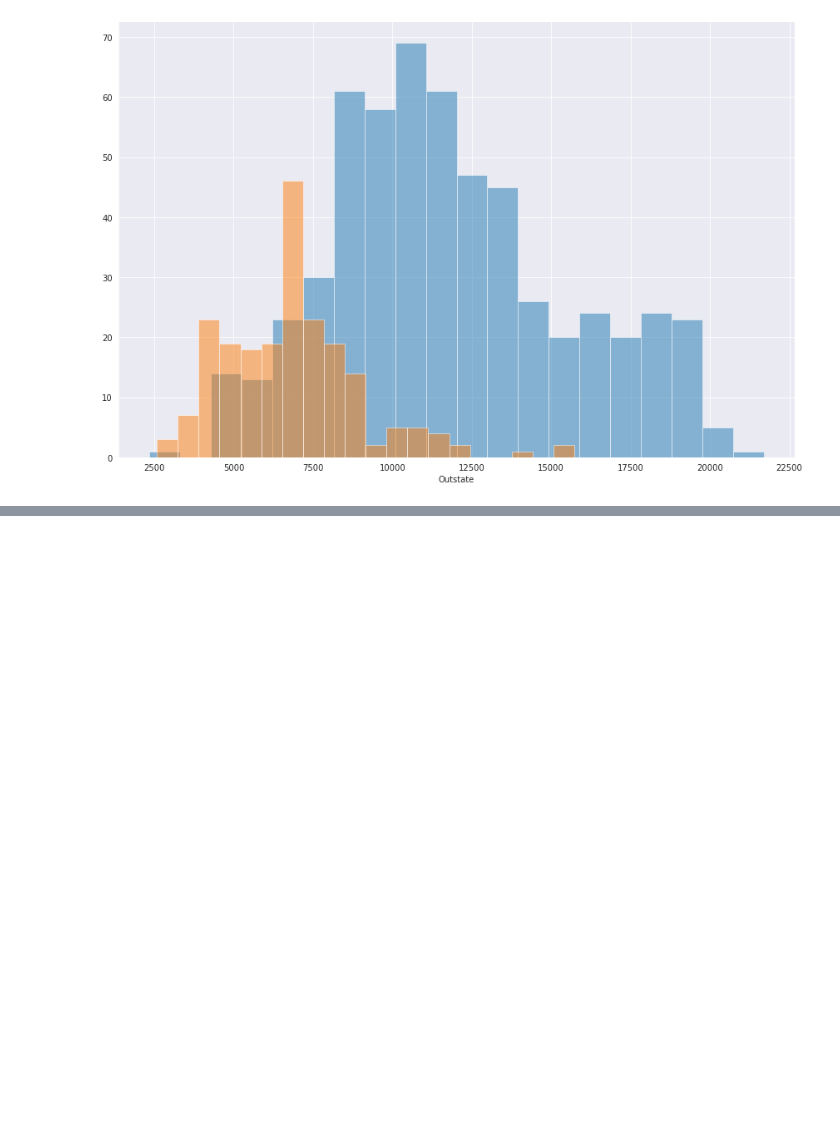
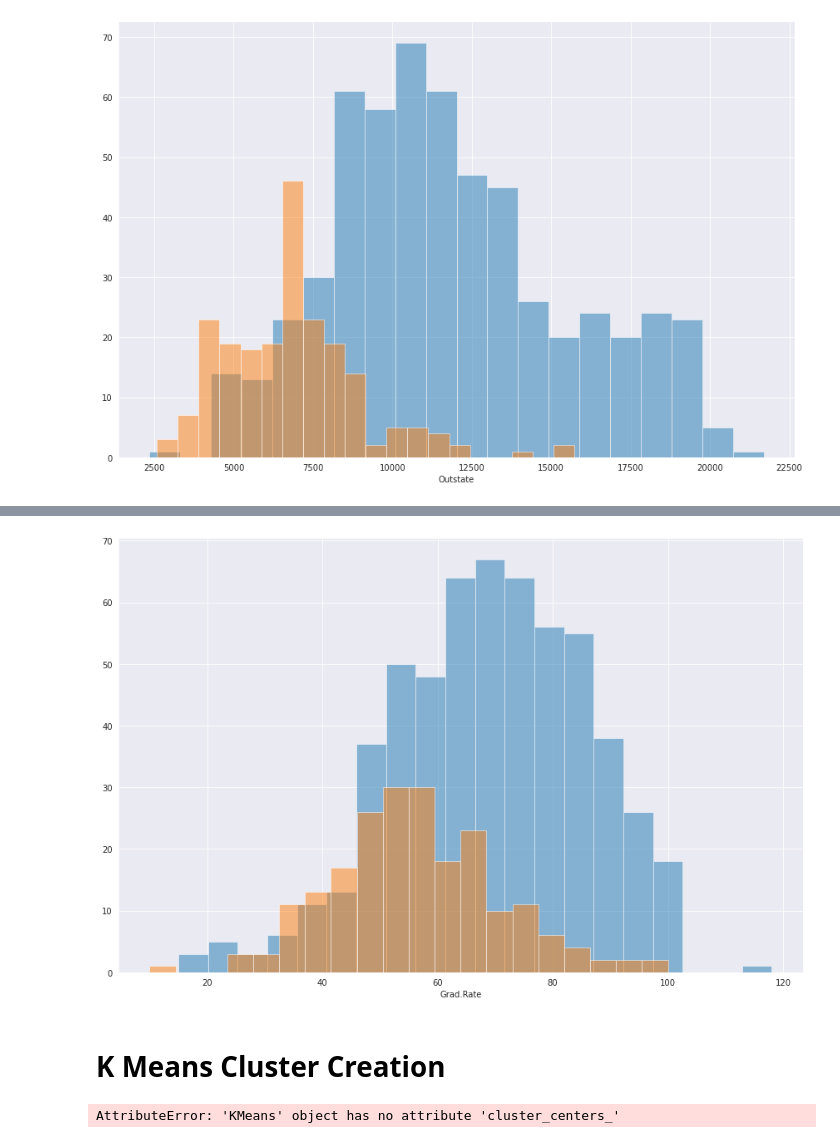
Before and after one commit to aagarwal937/Machine-learning-practise, a Jupyter notebook: K-means-clustering/k-means-clustering.ipynb, the cells around one changed output, grey strips where cells are left out. Saved outputs shown, nothing was run; the diff lists cells and outputs as text; code cells hidden in the pictures; blank space fills up the shorter version.

```diff
--- a/K-means-clustering/k-means-clustering.ipynb
+++ b/K-means-clustering/k-means-clustering.ipynb
@@ -114,0 +127,7 @@ g = g.map(plt.hist, "Outstate", bins=20, alpha=0.5) #alpha controls transparency
+# %%
+h = sns.FacetGrid(df, hue="Private", aspect=1.5, height=8)
+h = h.map(plt.hist, "Grad.Rate", bins=20, alpha=0.5)
+# %% [output]
+[figure, added]
+# %% [markdown]
+# K Means Cluster Creation
@@ -114,0 +138,4 @@ g = g.map(plt.hist, "Outstate", bins=20, alpha=0.5) #alpha controls transparency
+# %%
+kmeans.cluster_centers_
+# %% [output]
+AttributeError: 'KMeans' object has no attribute 'cluster_centers_'
```
Also changed, not shown: parts of 5 cells of this notebook.
